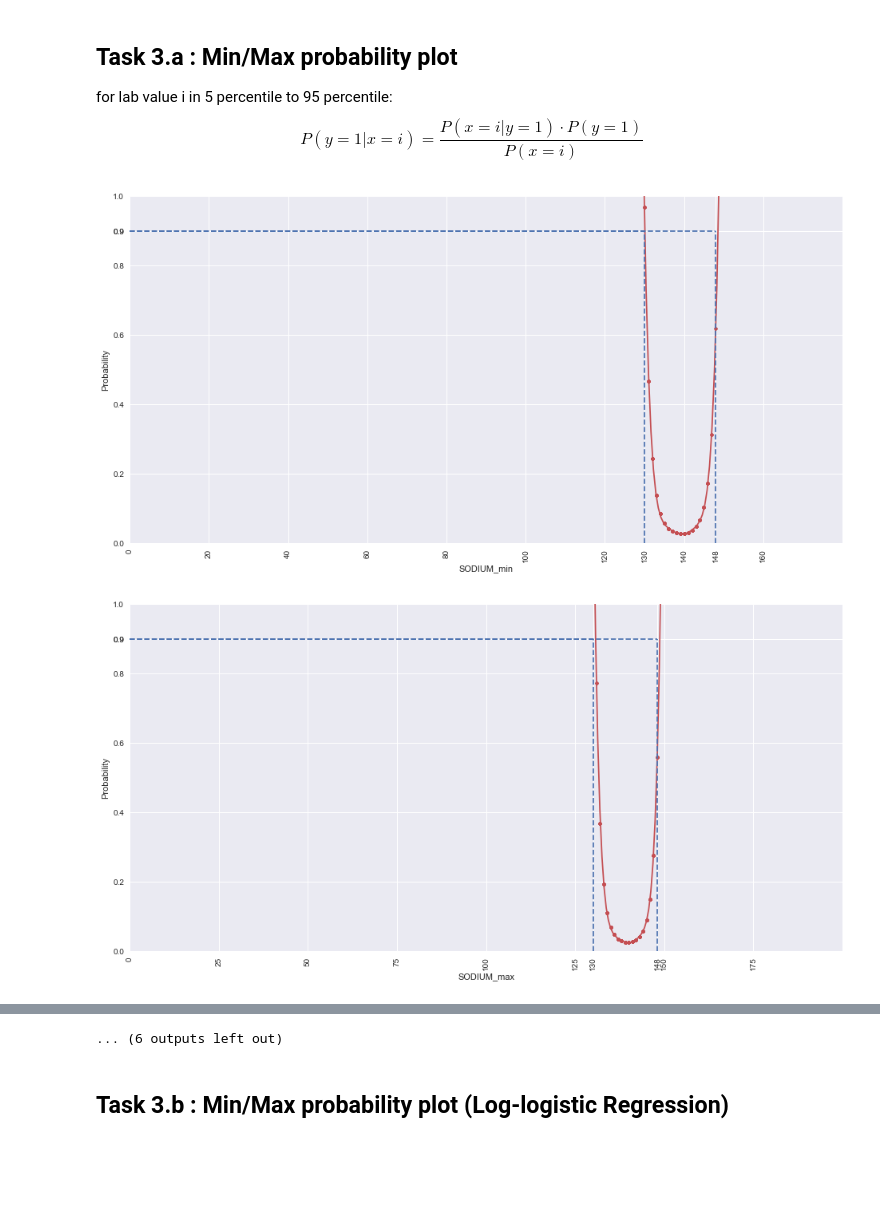
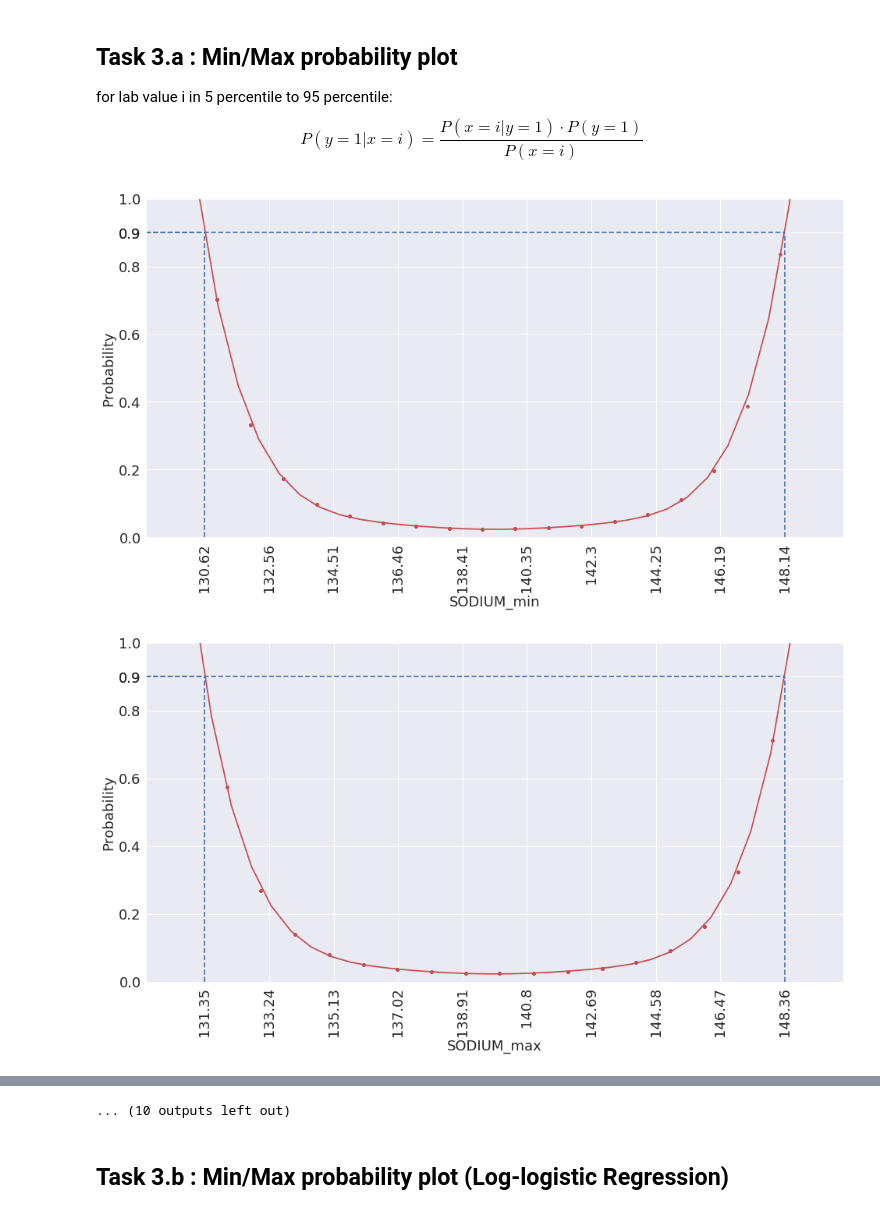
Before and after one commit to DuHao10086/ICPLM2017, a Jupyter notebook: Experiment_unsampled.ipynb, the cells around one changed output, grey strips where cells are left out. Drawn from its saved outputs; the diff is of its cells as text; code cells hidden in the pictures; blank space fills up the shorter version.

Commit message:
Figure refined

```diff
--- a/Experiment_unsampled.ipynb
+++ b/Experiment_unsampled.ipynb
@@ -55,7 +59,7 @@ dataframe = pd.read_pickle("H1.pkl")
 # %%
 dataframe['DoB'] = pd.to_datetime(dataframe['DoB'], format='%y%m%d')
 dataframe['Collected'] = pd.to_datetime(dataframe['Collected'], format='%y%m%d')
-dataframe['age'] = (dataframe['Collected'] - dataframe['DoB']).astype('<m8[Y]')
+dataframe['age'] = (dataframe['Collected'] - dataframe['DoB']).astype('<m8[D]') / 365.25
 dataframe = dataframe.sort_values(['Research.ID', 'Collected'])
 #dataframe.loc[dataframe['Research.ID']==1007, ['Research.ID', 'DoB', location,'Collected', 'age', 'SODIUM']]
 # %%
@@ -76,9 +80,12 @@ print("Number of patients in PAED HDU: {0}".format(dataframe.loc[dataframe[locat
 # %% [output]
 Number of patients in PAED HDU: 125
 # %%
-include_crit = [i and j for i, j in zip(dataframe['age'] < 18.0, dataframe[location].map(lambda x:
+include_crit = [i and j and k for i, j, k in zip(dataframe['age'] < 18.99, dataframe['age'] > 0.5, dataframe[location].map(lambda x:
                                                                                x not in list(exclude[location])))]
 include_cohort = dataframe.loc[include_crit, :]
 group = include_cohort.groupby(by=['Research.ID'])
 print("Number of teenage patients in ICU and general wards: {0}".format(include_cohort['Research.ID'].unique().shape[0]))
+print("Average Age: {0}".format(include_cohort['age'].unique().mean()))
+print("Standard deviation: {0}".format(include_cohort['age'].unique().std()))
+print(group['Sex'].unique().value_counts())
 # %% [output]
@@ -88,7 +101,7 @@ Number of teenage patients in ICU and general wards: 25309
 # Exclude LACTATE because cohort too small
 total_labs = ['SODIUM', 'BICARBONATE', 'CHLORIDE', 'GLUCOSE',
               'LACTATE', 'MAGNESIUM', 'PHOSPHATE', 'POTASSIUM',
-              'CORRECTED CALCIUM']
+              'CORRECTED CALCIUM', 'UREA', 'SERUM CREAT']
 # %%
 def addcol(x, lab_values=total_labs):
     cond1 = False
@@ -202,5 +227,5 @@ data.to_pickle("./data5.pkl")
 # %%
-data = pd.read_pickle("./data6.pkl")
+data = pd.read_pickle("./data8.pkl")
 # %% [markdown]
 ## Task 2: Distribution and patient in ICU ratio plot
 
@@ -318,45 +329,50 @@ for lab in lab_minmax:
     ax.scatter(x=_x, y=_y, c='r', s=2)
 
     p = P.fit(_x, _y, 6)
     roots = (p-.9).roots()
     x_plots = [i.real for i in roots if i.imag == 0]
     #if lab[:6]=='SODIUM':
     #    x_plots = x_plots[:2]
     #if len(x_plots) > 2:
     #    x_plots = [i for i in x_plots if i < nintieth]
     xp = np.linspace(_min, _max, 100)
 
     plt.plot(_x, _y, '.', xp, p(xp), '-', color='r')
     plt.ylim(0, 1)
     plt.xlim(0)
 
     plt.draw()
-    labels = [ i.get_text() for i in ax.get_xticklabels()]
-    locs=list(ax.get_xticks())
+    #labels = [ i.get_text() for i in ax.get_xticklabels()]
+    labels = np.around(np.linspace(min(x_plots), max(x_plots), num=10).tolist(), decimals=2)
+    labels = [i for i in labels if i >= 0]
+    locs = np.around(np.linspace(min(x_plots), max(x_plots), num=10).tolist(), decimals=2)
+    locs = [i for i in locs if i >=0]
+    #locs=list(ax.get_xticks())
     ylabels = [ i.get_text() for i in ax.get_yticklabels()]
     ylocs=list(ax.get_yticks())
 
     for x_plot in x_plots:
-        if lab[:6]=='SODIUM':
-            x_plot = int(x_plot)
-        else:
-            x_plot = round(x_plot, 2)
-        labels.append(x_plot)
-        locs.append(x_plot)
+        #if lab[:6]=='SODIUM':
+        #    x_plot = int(x_plot)
+        #else:
+        #    x_plot = round(x_plot, 2)
+        x_plot = round(x_plot, 2)
+        #labels.append(x_plot)
+        #locs.append(x_plot)
         ylabels.append(0.9)
         ylocs.append(0.9)
         plt.plot((0, x_plot), (.9, .9), 'b-', linestyle='--')
         plt.plot((x_plot, x_plot), (0, .9), 'b-', linestyle='--')
-    ax.set_xticklabels(labels, rotation=90)
+    ax.set_xticklabels(labels, rotation=90, fontsize=18)
     ax.set_xticks(locs)
-    ax.set_yticklabels(ylabels)
+    ax.set_yticklabels(ylabels, fontsize=18)
     ax.set_yticks(ylocs)
 
 
-    #ax.set_xbound(lower=_min, upper=_max)
+    ax.set_xbound(lower=min(x_plots) - (max(x_plots) - min(x_plots))/10.0, upper=max(x_plots) + (max(x_plots) - min(x_plots))/10.0)
     #ax.set_ylim(1.0)
-    ax.set_xlabel(lab)
-    ax.set_ylabel("Probability")
+    ax.set_xlabel(lab, fontsize=18)
+    ax.set_ylabel("Probability", fontsize=18)
 # %% [output]
-[figure, old version]
+[figure, new version]
-[figure, old version]
+[figure, new version]
@@ -373,4 +389,4 @@ for lab in lab_minmax:
-... (6 outputs left out)
+... (10 outputs left out)
 # %% [markdown]
 ## Task 3.b : Min/Max probability plot (Log-logistic Regression)
 # %%
```
Also changed, not shown: parts of 13 cells of this notebook.
